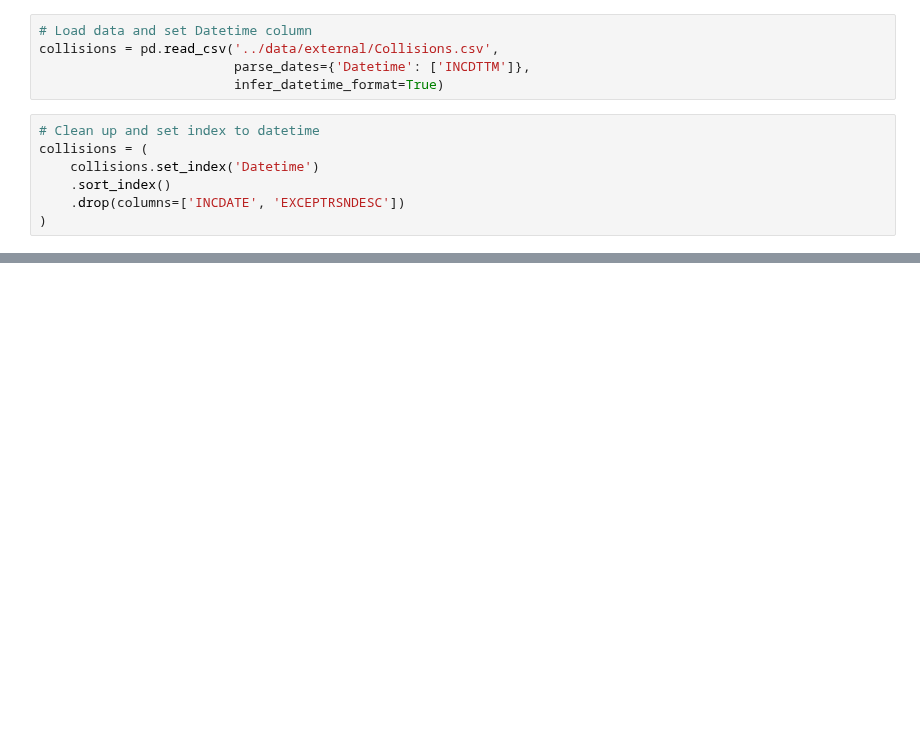
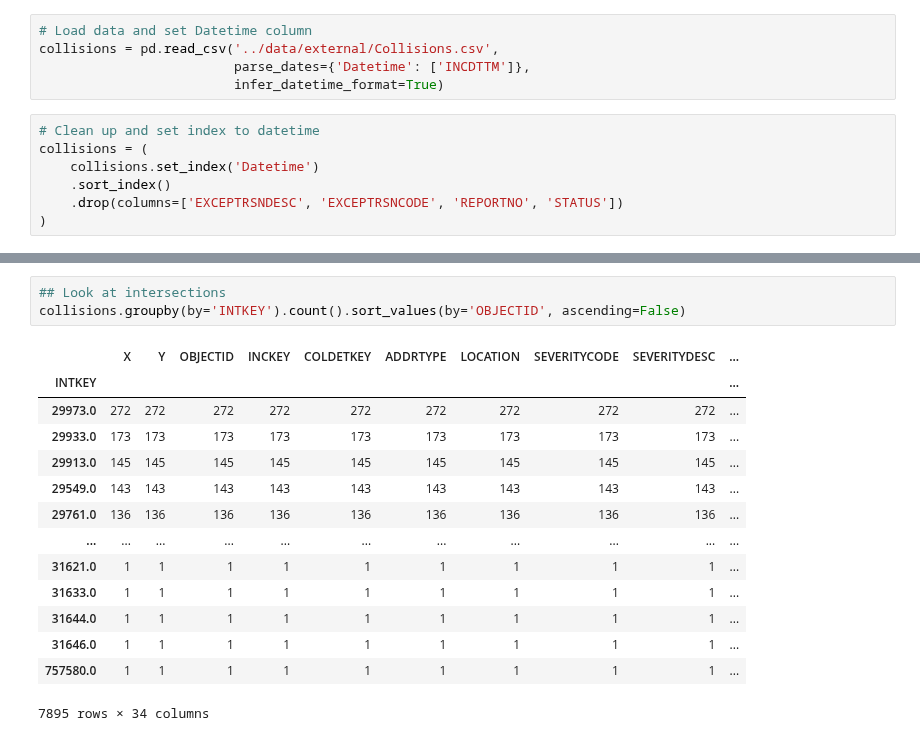
Before and after one commit to DataCircles/traffic_collisions_ml_team1, a Jupyter notebook: notebooks/maureen_eda_collisions.ipynb, the cells around one changed output, grey strips where cells are left out. Saved outputs shown, nothing was run; the diff lists cells and outputs as text; blank space fills up the shorter version.

```diff
--- a/notebooks/maureen_eda_collisions.ipynb
+++ b/notebooks/maureen_eda_collisions.ipynb
@@ -17,7 +17,7 @@ collisions = pd.read_csv('../data/external/Collisions.csv',
 collisions = (
     collisions.set_index('Datetime')
     .sort_index()
-    .drop(columns=['INCDATE', 'EXCEPTRSNDESC'])
+    .drop(columns=['EXCEPTRSNDESC', 'EXCEPTRSNCODE', 'REPORTNO', 'STATUS'])
 )
 # %%
 collisions.info()
@@ -57,0 +79,18 @@ profile.to_file('../reports/collisions_profiling.html')
+# %%
+## Look at intersections
+collisions.groupby(by='INTKEY').count().sort_values(by='OBJECTID', ascending=False)
+# %% [output]
+|  | X | Y | OBJECTID | INCKEY | COLDETKEY | ADDRTYPE | LOCATION | SEVERITYCODE | SEVERITYDESC | ... |
+| INTKEY |  |  |  |  |  |  |  |  |  | ... |
+| 29973.0 | 272 | 272 | 272 | 272 | 272 | 272 | 272 | 272 | 272 | ... |
+| 29933.0 | 173 | 173 | 173 | 173 | 173 | 173 | 173 | 173 | 173 | ... |
+| 29913.0 | 145 | 145 | 145 | 145 | 145 | 145 | 145 | 145 | 145 | ... |
+| 29549.0 | 143 | 143 | 143 | 143 | 143 | 143 | 143 | 143 | 143 | ... |
+| 29761.0 | 136 | 136 | 136 | 136 | 136 | 136 | 136 | 136 | 136 | ... |
+| ... | ... | ... | ... | ... | ... | ... | ... | ... | ... | ... |
+| 31621.0 | 1 | 1 | 1 | 1 | 1 | 1 | 1 | 1 | 1 | ... |
+| 31633.0 | 1 | 1 | 1 | 1 | 1 | 1 | 1 | 1 | 1 | ... |
+| 31644.0 | 1 | 1 | 1 | 1 | 1 | 1 | 1 | 1 | 1 | ... |
+| 31646.0 | 1 | 1 | 1 | 1 | 1 | 1 | 1 | 1 | 1 | ... |
+| 757580.0 | 1 | 1 | 1 | 1 | 1 | 1 | 1 | 1 | 1 | ... |
+7895 rows × 34 columns
```
Also changed, not shown: parts of 4 cells of this notebook.
